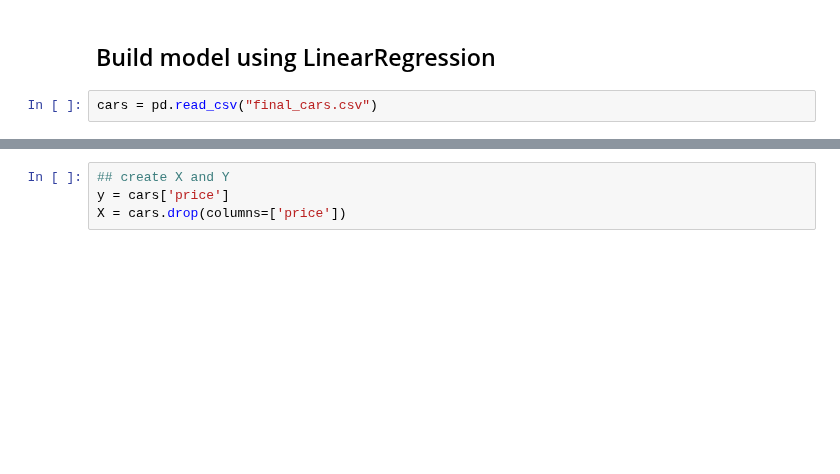
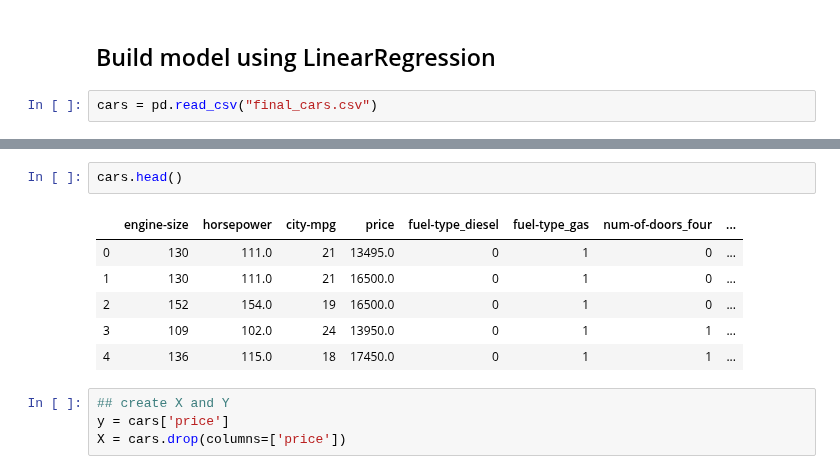
Before and after one commit to srikanthpragada/DS_06_JAN_2020, a Jupyter notebook: car/price_finder_models.ipynb, the cells around one changed output, grey strips where cells are left out. Cells and saved outputs as stored; diff of their text form; blank space fills up the shorter version.

```diff
--- a/car/price_finder_models.ipynb
+++ b/car/price_finder_models.ipynb
@@ -19,4 +19,13 @@ Index(['engine-size', 'horsepower', 'city-mpg', 'highway-mpg', 'price',
       dtype='object')
+# %%
+cars.head()
+# %% [output]
+|  | engine-size | horsepower | city-mpg | price | fuel-type_diesel | fuel-type_gas | num-of-doors_four | ... |
+| 0 | 130 | 111.0 | 21 | 13495.0 | 0 | 1 | 0 | ... |
+| 1 | 130 | 111.0 | 21 | 16500.0 | 0 | 1 | 0 | ... |
+| 2 | 152 | 154.0 | 19 | 16500.0 | 0 | 1 | 0 | ... |
+| 3 | 109 | 102.0 | 24 | 13950.0 | 0 | 1 | 1 | ... |
+| 4 | 136 | 115.0 | 18 | 17450.0 | 0 | 1 | 1 | ... |
 # %%
 ## create X and Y
 y = cars['price']
```
Also changed, not shown: parts of 27 cells of this notebook.
